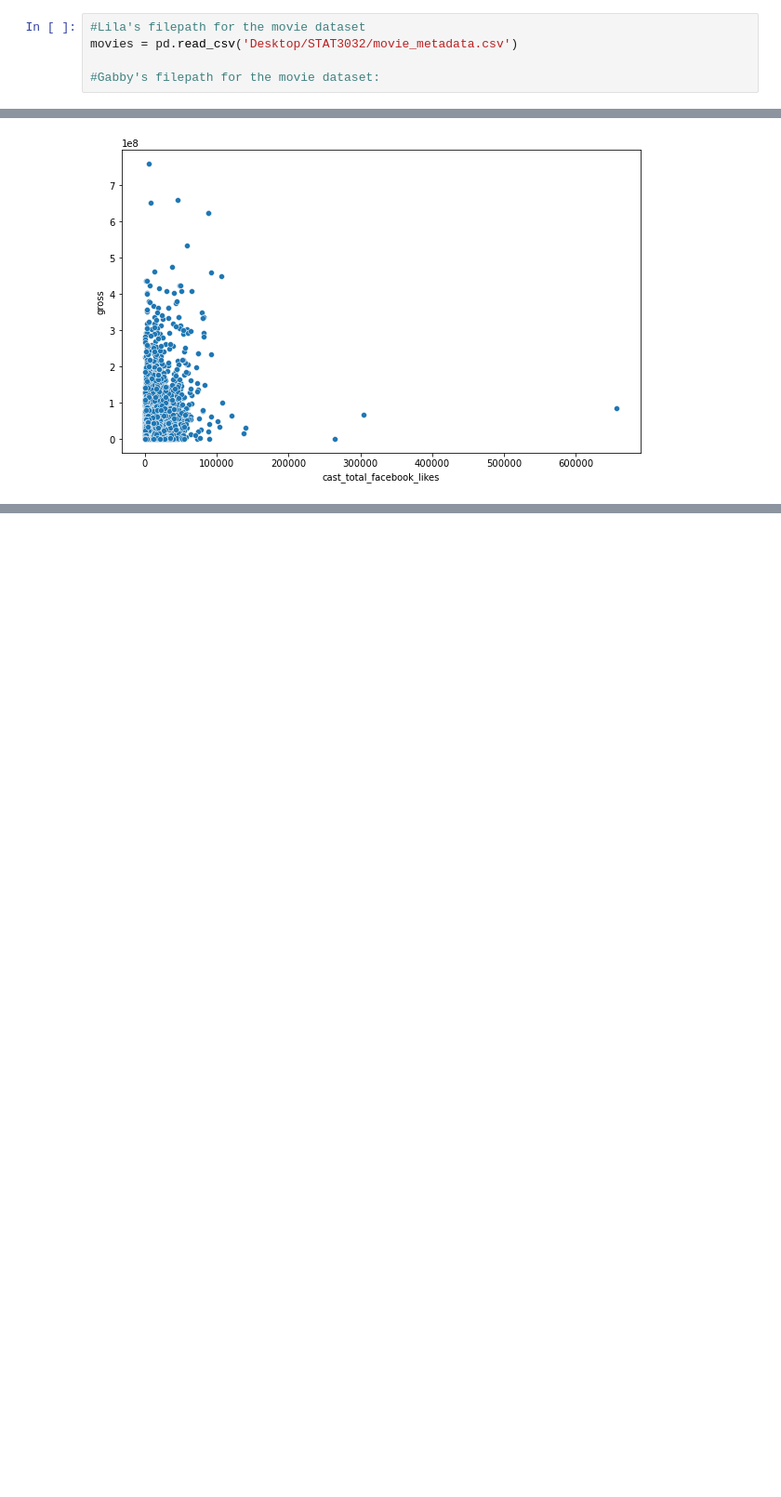
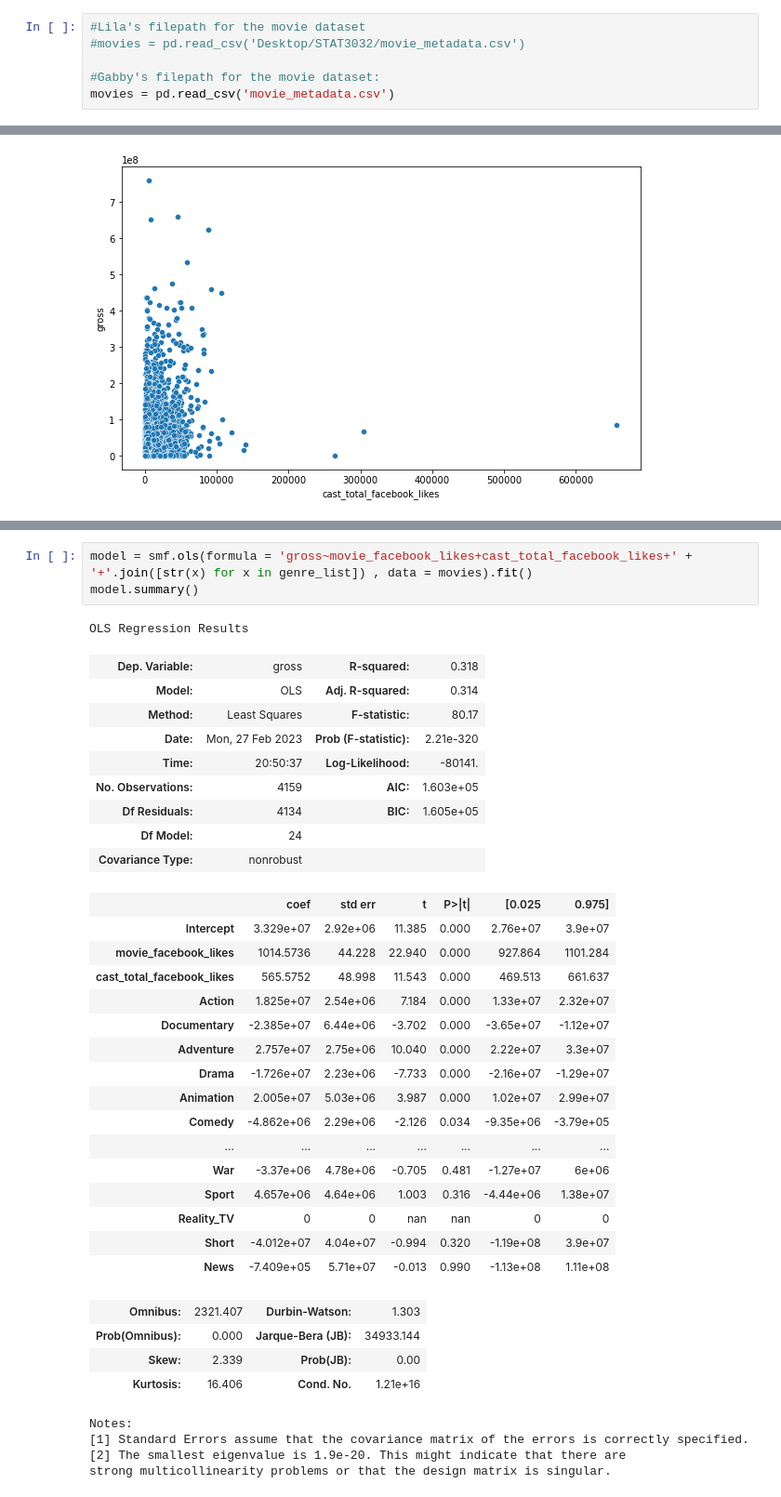
Before and after one commit to kennyeon/Too-Pullz-Project, a Jupyter notebook: IMDB_Regression.ipynb, the cells around one changed output, grey strips where cells are left out. Shown: that part at 93% size. Drawn from its saved outputs; the diff is of its cells as text; blank space fills up the shorter version.

```diff
--- a/IMDB_Regression.ipynb
+++ b/IMDB_Regression.ipynb
@@ -8,9 +8,10 @@ import matplotlib.pyplot as plt
 import statsmodels.formula.api as smf
 # %%
 #Lila's filepath for the movie dataset
-movies = pd.read_csv('Desktop/STAT3032/movie_metadata.csv')
+#movies = pd.read_csv('Desktop/STAT3032/movie_metadata.csv')
 
 #Gabby's filepath for the movie dataset:
+movies = pd.read_csv('movie_metadata.csv')
 # %%
 movies.columns
 # %% [output]
@@ -178,0 +255,38 @@ sns.scatterplot(x ='cast_total_facebook_likes',y = 'gross',data = movies)
+# %%
+model = smf.ols(formula = 'gross~movie_facebook_likes+cast_total_facebook_likes+' + '+'.join([str(x) for x in genre_list]) , data = movies).fit()
+model.summary()
+# %% [output]
+OLS Regression Results
+| Dep. Variable: | gross | R-squared: | 0.318 |
+| Model: | OLS | Adj. R-squared: | 0.314 |
+| Method: | Least Squares | F-statistic: | 80.17 |
+| Date: | Mon, 27 Feb 2023 | Prob (F-statistic): | 2.21e-320 |
+| Time: | 20:50:37 | Log-Likelihood: | -80141. |
+| No. Observations: | 4159 | AIC: | 1.603e+05 |
+| Df Residuals: | 4134 | BIC: | 1.605e+05 |
+| Df Model: | 24 |  |  |
+| Covariance Type: | nonrobust |  |  |
+|  | coef | std err | t | P>|t| | [0.025 | 0.975] |
+| Intercept | 3.329e+07 | 2.92e+06 | 11.385 | 0.000 | 2.76e+07 | 3.9e+07 |
+| movie_facebook_likes | 1014.5736 | 44.228 | 22.940 | 0.000 | 927.864 | 1101.284 |
+| cast_total_facebook_likes | 565.5752 | 48.998 | 11.543 | 0.000 | 469.513 | 661.637 |
+| Action | 1.825e+07 | 2.54e+06 | 7.184 | 0.000 | 1.33e+07 | 2.32e+07 |
+| Documentary | -2.385e+07 | 6.44e+06 | -3.702 | 0.000 | -3.65e+07 | -1.12e+07 |
+| Adventure | 2.757e+07 | 2.75e+06 | 10.040 | 0.000 | 2.22e+07 | 3.3e+07 |
+| Drama | -1.726e+07 | 2.23e+06 | -7.733 | 0.000 | -2.16e+07 | -1.29e+07 |
+| Animation | 2.005e+07 | 5.03e+06 | 3.987 | 0.000 | 1.02e+07 | 2.99e+07 |
+| Comedy | -4.862e+06 | 2.29e+06 | -2.126 | 0.034 | -9.35e+06 | -3.79e+05 |
+| ... | ... | ... | ... | ... | ... | ... |
+| War | -3.37e+06 | 4.78e+06 | -0.705 | 0.481 | -1.27e+07 | 6e+06 |
+| Sport | 4.657e+06 | 4.64e+06 | 1.003 | 0.316 | -4.44e+06 | 1.38e+07 |
+| Reality_TV | 0 | 0 | nan | nan | 0 | 0 |
+| Short | -4.012e+07 | 4.04e+07 | -0.994 | 0.320 | -1.19e+08 | 3.9e+07 |
+| News | -7.409e+05 | 5.71e+07 | -0.013 | 0.990 | -1.13e+08 | 1.11e+08 |
+| Omnibus: | 2321.407 | Durbin-Watson: | 1.303 |
+| Prob(Omnibus): | 0.000 | Jarque-Bera (JB): | 34933.144 |
+| Skew: | 2.339 | Prob(JB): | 0.00 |
+| Kurtosis: | 16.406 | Cond. No. | 1.21e+16 |
+Notes:
+[1] Standard Errors assume that the covariance matrix of the errors is correctly specified.
+[2] The smallest eigenvalue is 1.9e-20. This might indicate that there are
+strong multicollinearity problems or that the design matrix is singular.
```
Also changed, not shown: parts of 15 cells of this notebook.
